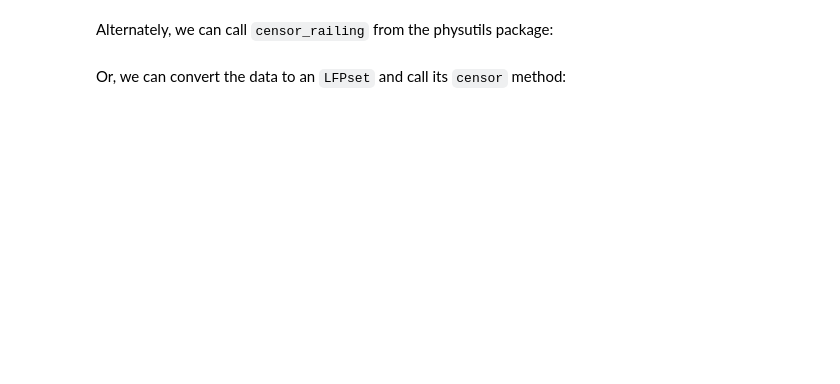
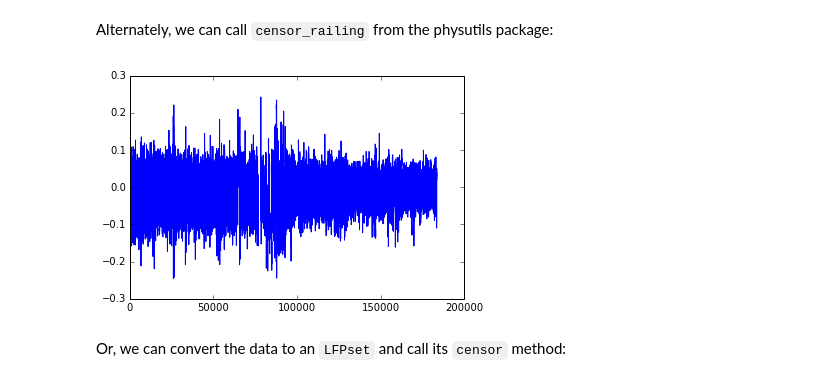
Before and after one commit to jmxpearson/physutils, a Jupyter notebook: examples/LFP_cleaning.ipynb, the cells around one changed output. Saved outputs shown, nothing was run; the diff lists cells and outputs as text; code cells hidden in the pictures; blank space fills up the shorter version.

```diff
--- a/examples/LFP_cleaning.ipynb
+++ b/examples/LFP_cleaning.ipynb
@@ -80,10 +89,12 @@ plt.show()
 # %% [markdown]
 Alternately, we can call `censor_railing` from the physutils package:
 # %%
-ref = phys.censor_railing(lfp.values, 4, 1e-2, 10, 300)
+ref = cln.censor_railing(lfp.values, 4, 1e-2, 10, 300)
 lfp_masked = lfp.mask(ref)
 plt.plot(lfp_masked)
 plt.show()
+# %% [output]
+[figure, added]
 # %% [markdown]
 Or, we can convert the data to an `LFPset` and call its `censor` method:
 # %%
```
Also changed, not shown: parts of 8 cells of this notebook.
